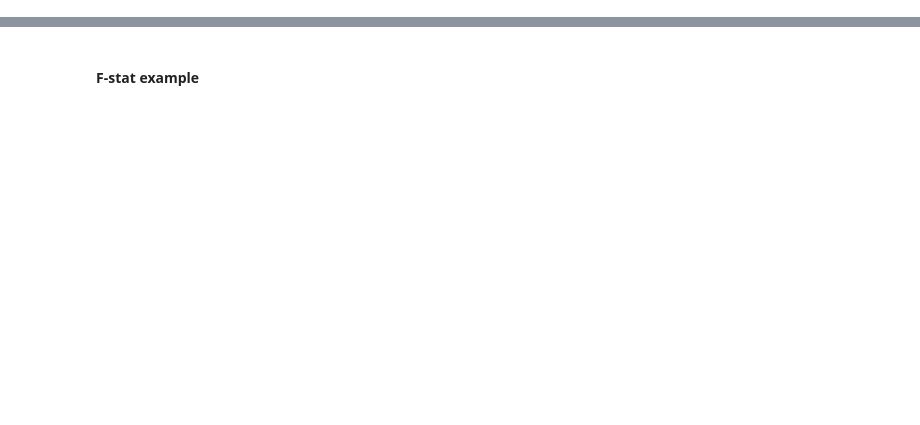
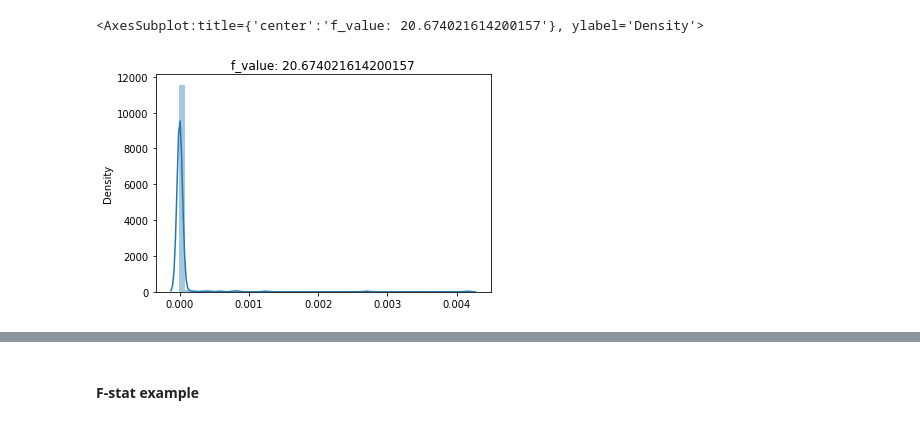
Before and after one commit to aswinvk28/boxing-unboxing-statistical, a Jupyter notebook: boxing-unboxing.ipynb, the cells around one changed output, grey strips where cells are left out. Saved outputs shown, nothing was run; the diff lists cells and outputs as text; code cells hidden in the pictures; blank space fills up the shorter version.

```diff
--- a/boxing-unboxing.ipynb
+++ b/boxing-unboxing.ipynb
@@ -96,12 +114,15 @@ seaborn.heatmap(m[:,:,2])
 seaborn.distplot(vi.value)
 # %%
 f_value = 0.0
-between_group = 4 * ((yro.mean(axis=0) - yro.mean())**2).sum() * 4 / 3
-within_group = xio.var(axis=0).sum() * 10/(10-1)
+between_group = 200 * ((yro.mean(axis=1) - yro.mean())**2).sum()
+within_group = xio.var(axis=0).sum() * 200/(200-1)
 f_value = between_group / within_group
 import matplotlib.pyplot as plt
 plt.title("f_value: " + str(f_value))
 seaborn.distplot(mean_r.value)
+# %% [output]
+<AxesSubplot:title={'center':'f_value: 20.674021614200157'}, ylabel='Density'>
+[figure, added]
 # %%
 # alternative hypothesis saying it is dependent between input and DMU (s)
 chi_value = 0.0
```
Also changed, not shown: parts of 11 cells of this notebook, 29 other files.
